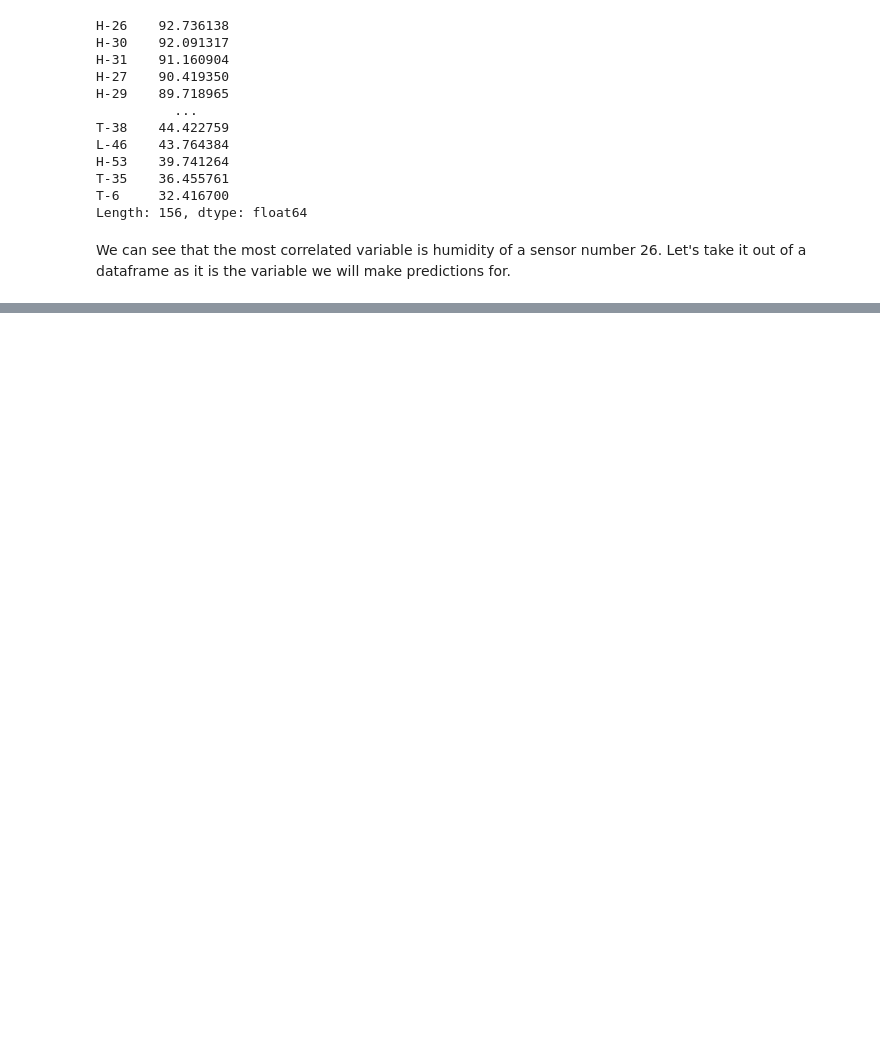
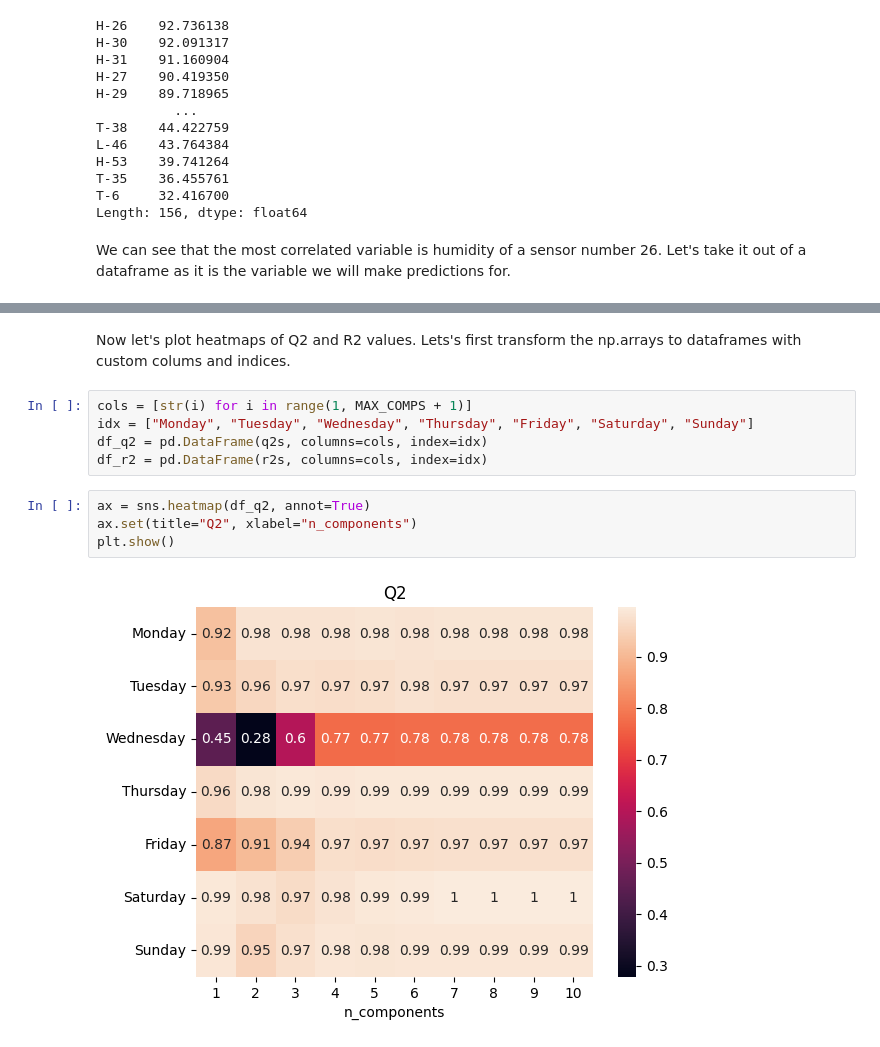
Before and after one commit to Faz0lek/adaml-1, a Jupyter notebook: adaml/seasonality.ipynb, the cells around one changed output, grey strips where cells are left out. Cells and saved outputs as stored; diff of their text form; blank space fills up the shorter version.

```diff
--- a/adaml/seasonality.ipynb
+++ b/adaml/seasonality.ipynb
@@ -99,0 +118,13 @@ TypeError: Singleton array 0.2576987471000135 cannot be considered a valid colle
+# %% [markdown]
+Now let's plot heatmaps of Q2 and R2 values. Lets's first transform the np.arrays to dataframes with custom colums and indices.
+# %%
+cols = [str(i) for i in range(1, MAX_COMPS + 1)]
+idx = ["Monday", "Tuesday", "Wednesday", "Thursday", "Friday", "Saturday", "Sunday"]
+df_q2 = pd.DataFrame(q2s, columns=cols, index=idx)
+df_r2 = pd.DataFrame(r2s, columns=cols, index=idx)
+# %%
+ax = sns.heatmap(df_q2, annot=True)
+ax.set(title="Q2", xlabel="n_components")
+plt.show()
+# %% [output]
+[figure, added]
```
Also changed, not shown: parts of 11 cells of this notebook.
